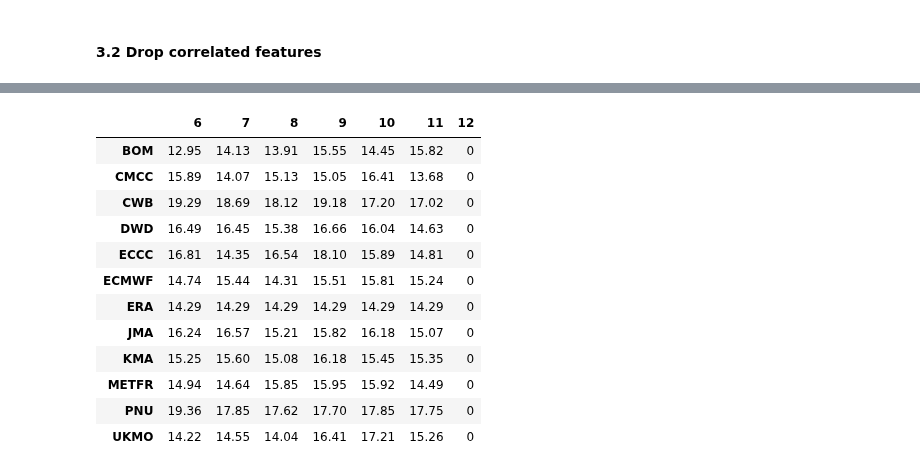
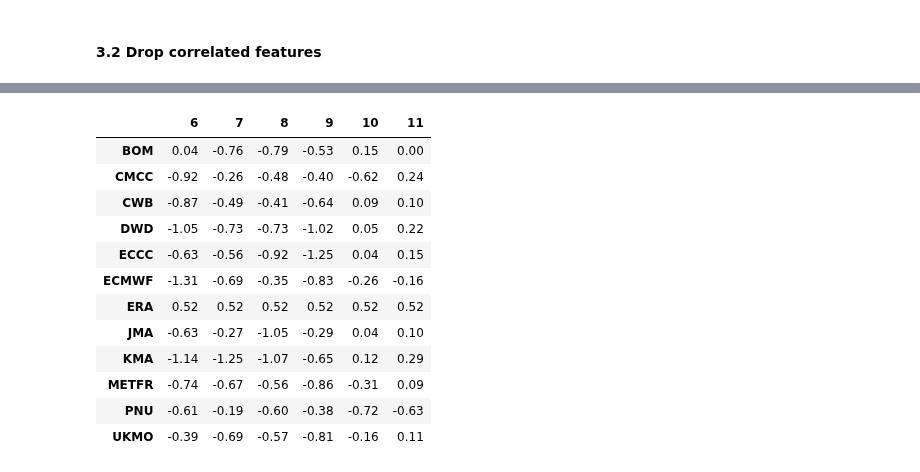
Before and after one commit to mzachow/wheat-yield-forecast-argentina, a Jupyter notebook: train_model_SCM.ipynb, the cells around one changed output, grey strips where cells are left out. Saved outputs shown, nothing was run; the diff lists cells and outputs as text; code cells hidden in the pictures.

```diff
--- a/train_model_SCM.ipynb
+++ b/train_model_SCM.ipynb
@@ -24,7 +24,7 @@ The autoreload extension is already loaded. To reload it, use:
 ### 1. Read wheat and weather data
 # %%
 wheat = pd.read_csv("data/crop/national_yield_with_trend.csv")
-weather = pd.read_csv("data/hindcast_no_rain_ba_era_features.csv")
+weather = pd.read_csv("data/hindcast_ba_era_features.csv")
 
 x_y_cv = weather.merge(wheat[["year", "yield [kg/ha]"]], on="year")
 x_y_cv = x_y_cv.loc[x_y_cv["year"] < 2017].reset_index(drop=True) # Leave test set aside
@@ -130 +169,8 @@ x_y_cv_expanded.head()
+# %%
+mme1 = x_y_cv_expanded.loc[x_y_cv_expanded["model"].isin(["BOM", "CWB", "DWD", "ECCC", "JMA", "KMA"])].assign(model="MME1").groupby(["model", "year", "init_month"]).mean().reset_index()
+mme2 = x_y_cv_expanded.loc[x_y_cv_expanded["model"].isin(["CMCC", "ECMWF", "METFR", "PNU", "UKMO"])].assign(model="MME2").groupby(["model", "year", "init_month"]).mean().reset_index()
+mme3 = x_y_cv_expanded.loc[x_y_cv_expanded["model"].isin(['DWD', 'JMA', 'KMA', 'ECCC',' CWB'])].assign(model="MME3").groupby(["model", "year", "init_month"]).mean().reset_index()
+mme4 = x_y_cv_expanded.loc[x_y_cv_expanded["model"] != "ERA"].assign(model="MME4").groupby(["model", "year", "init_month"]).mean().reset_index()
+
+x_y_cv_expanded = pd.concat([mme1, mme2, mme3, mme4, x_y_cv_expanded], ignore_index=True)
 # %% [markdown]
@@ -146,7 +192,6 @@ def kfold_cross_validation(data, model="ECMWF", init=8, no_of_features=2):
     # Filter by model and init_month but also include observations that are used for model training
     cv_dataset = (data.loc[((data["model"] == model) & (data["init_month"] == init))
                                | ((data["model"] == "ERA") & (data["init_month"] == 12))])
-
     # Dataframe where interim results are saved
     national_forecasts_by_year = (pd.DataFrame(data={"year":list(range(1993,2017)), "predicted":np.zeros(24)})
                                   .merge(cv_dataset.loc[(cv_dataset["model"] == "ERA"),
@@ -160,6 +205,8 @@ def kfold_cross_validation(data, model="ECMWF", init=8, no_of_features=2):
         y_train = cv_dataset.loc[(cv_dataset["model"] == "ERA")
                                  & (cv_dataset["year"] != season), "yield anomaly [%]"].reset_index(drop=True)
 
+        #print(season)
+        #print(X_train)
         pipeline = Pipeline([('scaler', StandardScaler()),
                              ('var', VarianceThreshold()),
                              ('selector', SelectKBest(f_regression, k=no_of_features)),
@@ -167,6 +214,10 @@ def kfold_cross_validation(data, model="ECMWF", init=8, no_of_features=2):
 
         reg = pipeline.fit(X_train, y_train)
 
+        coefficients = reg["estimator"].coef_
+        bias = reg["estimator"].intercept_
+        features = reg["selector"].get_feature_names_out(relevant_columns)
+        #print(features)
         X_val = cv_dataset.loc[(cv_dataset["model"] == model)
                                & (cv_dataset["year"] == season), relevant_columns].reset_index(drop=True)
 
@@ -176,3 +227,22 @@ def kfold_cross_validation(data, model="ECMWF", init=8, no_of_features=2):
         national_forecasts_by_year.loc[national_forecasts_by_year["year"] == season, "predicted"] = y_predicted
 
     return national_forecasts_by_year
+# %%
+models = ['MME1', 'MME2', 'MME3', 'MME4', 'ERA']
+results = pd.DataFrame(0, index=models, columns=[6, 7, 8, 9, 10, 11])
+for im in [6, 7, 8, 9, 10, 11]:
+    for model in models:
+        res = kfold_cross_validation(x_y_cv_expanded, model=model, init=im, no_of_features=3)
+        # rmse
+        #metric = 100 * mse(res["yield anomaly [%]"], res["predicted"], squared=False)
+        # mae
+        #metric = np.round(mae(res["predicted"], res["yield anomaly [%]"]), 4)
+        # r
+        #metric = np.round(pearsonr(res["predicted"], res["yield anomaly [%]"])[0], 2)
+
+        # coefficient of determination
+        metric = r2(res["yield anomaly [%]"], res["predicted"])
+
+        results.loc[model, im] = np.round(metric, 2)
+
+results
@@ -179,33 +256,33 @@ def kfold_cross_validation(data, model="ECMWF", init=8, no_of_features=2):
 # %%
 models = ['BOM', 'CMCC', 'CWB', 'DWD', 'ECCC', 'ECMWF', 'ERA', 'JMA', 'KMA', 'METFR', 'PNU', 'UKMO']
-results = pd.DataFrame(0, index=models, columns=[6, 7, 8, 9, 10, 11, 12])
+results = pd.DataFrame(0, index=models, columns=[6, 7, 8, 9, 10, 11])
 for im in [6, 7, 8, 9, 10, 11]:
     for model in models:
         res = kfold_cross_validation(x_y_cv_expanded, model=model, init=im, no_of_features=3)
         # rmse
-        metric = 100 * mse(res["yield anomaly [%]"], res["predicted"], squared=False)
+        #metric = 100 * mse(res["yield anomaly [%]"], res["predicted"], squared=False)
         # mae
         #metric = np.round(mae(res["predicted"], res["yield anomaly [%]"]), 4)
         # r
         #metric = np.round(pearsonr(res["predicted"], res["yield anomaly [%]"])[0], 2)
 
         # coefficient of determination
-        #metric = r2(res["yield anomaly [%]"], res["predicted"])
+        metric = r2(res["yield anomaly [%]"], res["predicted"])
 
         results.loc[model, im] = np.round(metric, 2)
 
 results
 # %% [output]
-|  | 6 | 7 | 8 | 9 | 10 | 11 | 12 |
-| BOM | 12.95 | 14.13 | 13.91 | 15.55 | 14.45 | 15.82 | 0 |
-| CMCC | 15.89 | 14.07 | 15.13 | 15.05 | 16.41 | 13.68 | 0 |
-| CWB | 19.29 | 18.69 | 18.12 | 19.18 | 17.20 | 17.02 | 0 |
-| DWD | 16.49 | 16.45 | 15.38 | 16.66 | 16.04 | 14.63 | 0 |
-| ECCC | 16.81 | 14.35 | 16.54 | 18.10 | 15.89 | 14.81 | 0 |
-| ECMWF | 14.74 | 15.44 | 14.31 | 15.51 | 15.81 | 15.24 | 0 |
-| ERA | 14.29 | 14.29 | 14.29 | 14.29 | 14.29 | 14.29 | 0 |
-| JMA | 16.24 | 16.57 | 15.21 | 15.82 | 16.18 | 15.07 | 0 |
-| KMA | 15.25 | 15.60 | 15.08 | 16.18 | 15.45 | 15.35 | 0 |
-| METFR | 14.94 | 14.64 | 15.85 | 15.95 | 15.92 | 14.49 | 0 |
-| PNU | 19.36 | 17.85 | 17.62 | 17.70 | 17.85 | 17.75 | 0 |
-| UKMO | 14.22 | 14.55 | 14.04 | 16.41 | 17.21 | 15.26 | 0 |
+|  | 6 | 7 | 8 | 9 | 10 | 11 |
+| BOM | 0.04 | -0.76 | -0.79 | -0.53 | 0.15 | 0.00 |
+| CMCC | -0.92 | -0.26 | -0.48 | -0.40 | -0.62 | 0.24 |
+| CWB | -0.87 | -0.49 | -0.41 | -0.64 | 0.09 | 0.10 |
+| DWD | -1.05 | -0.73 | -0.73 | -1.02 | 0.05 | 0.22 |
+| ECCC | -0.63 | -0.56 | -0.92 | -1.25 | 0.04 | 0.15 |
+| ECMWF | -1.31 | -0.69 | -0.35 | -0.83 | -0.26 | -0.16 |
+| ERA | 0.52 | 0.52 | 0.52 | 0.52 | 0.52 | 0.52 |
+| JMA | -0.63 | -0.27 | -1.05 | -0.29 | 0.04 | 0.10 |
+| KMA | -1.14 | -1.25 | -1.07 | -0.65 | 0.12 | 0.29 |
+| METFR | -0.74 | -0.67 | -0.56 | -0.86 | -0.31 | 0.09 |
+| PNU | -0.61 | -0.19 | -0.60 | -0.38 | -0.72 | -0.63 |
+| UKMO | -0.39 | -0.69 | -0.57 | -0.81 | -0.16 | 0.11 |
```
Also changed, not shown: parts of 7 cells of this notebook, 7 other files.
